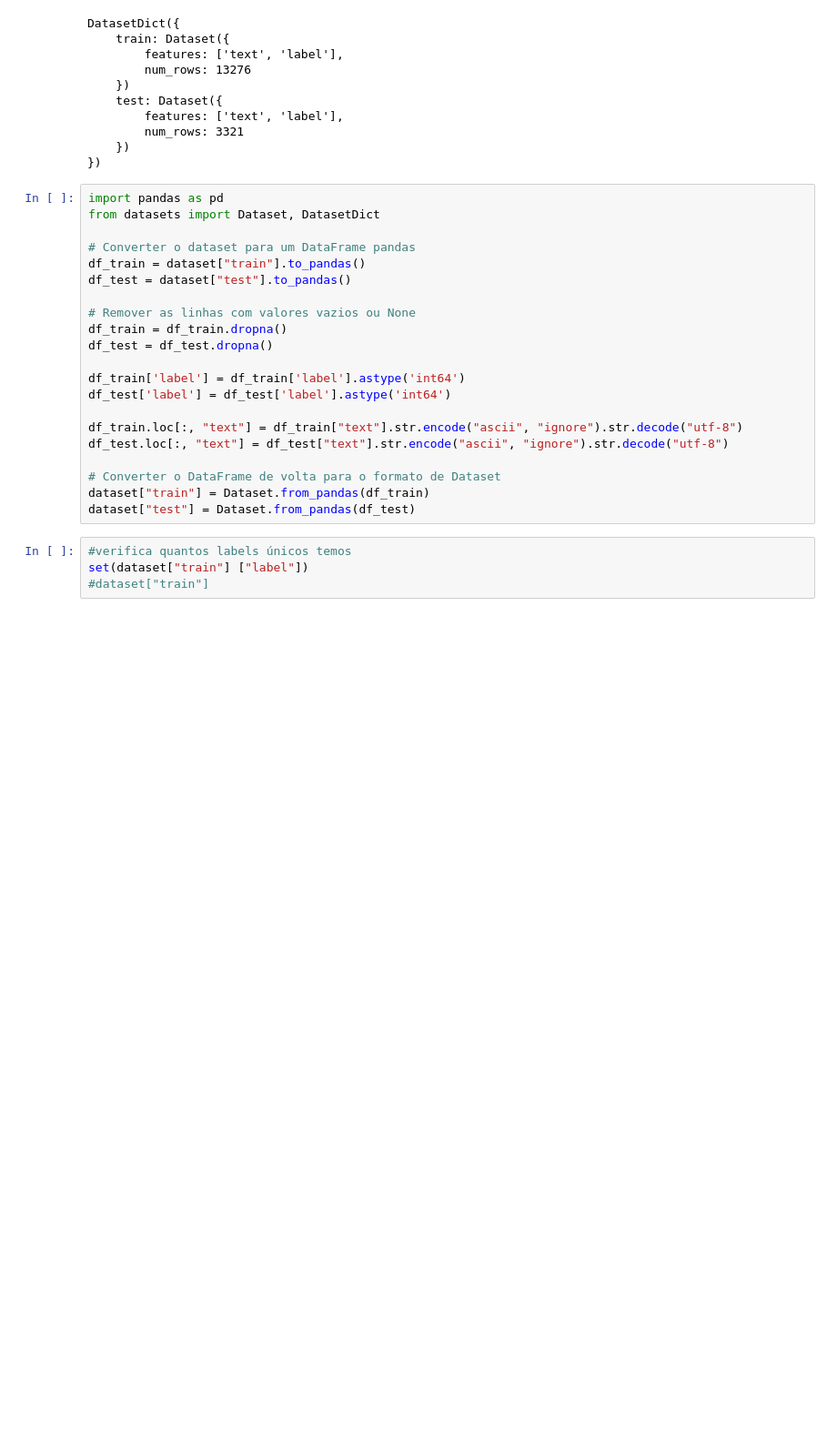
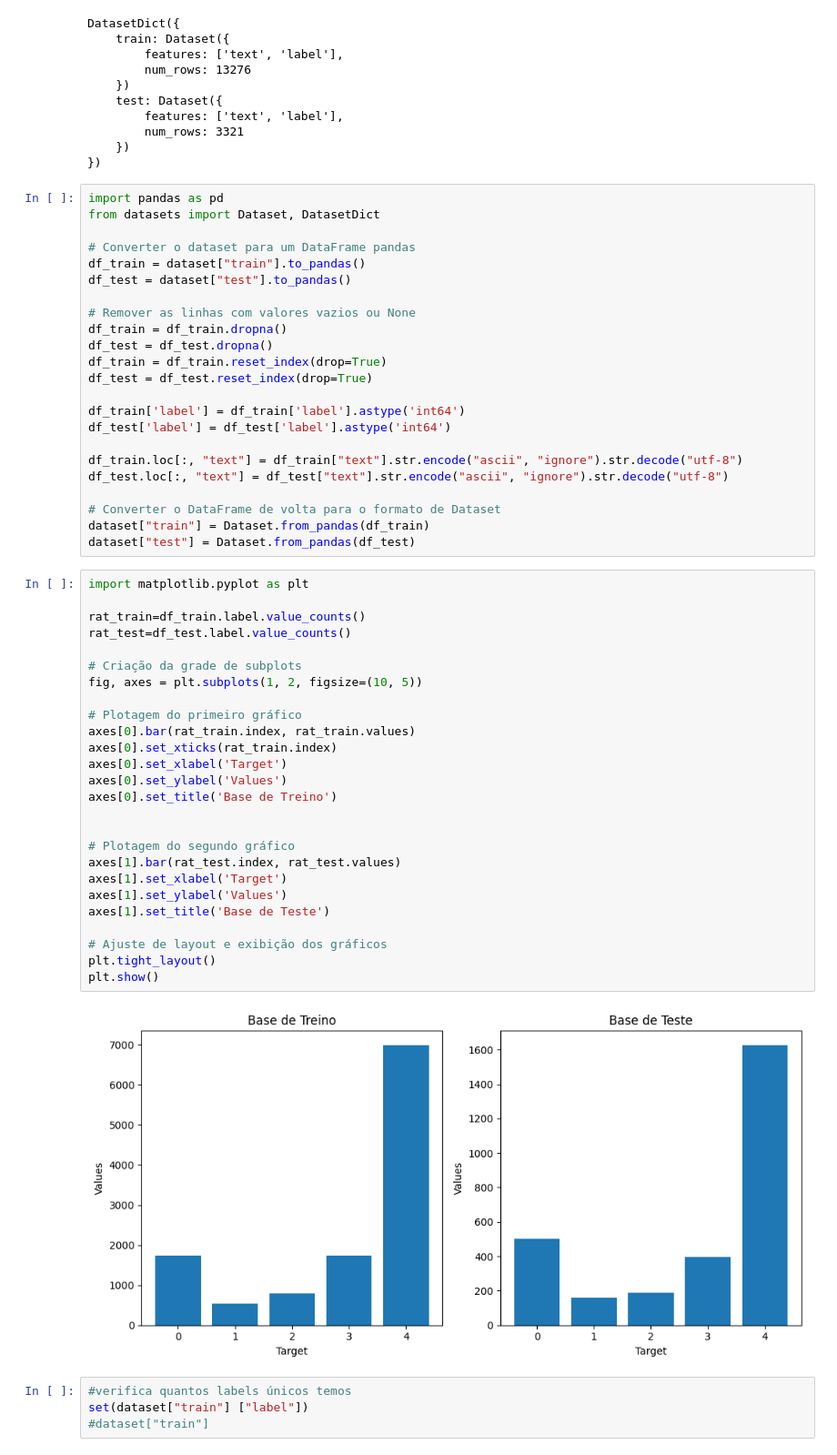
Before and after one commit to safreitas2000/ml-analytics-mvp, a Jupyter notebook: PNL_transformer_dataset_restaurante_v5.ipynb, the cells around one changed output. Shown at 91% size. Drawn from its saved outputs; the diff is of its cells as text; blank space fills up the shorter version.

```diff
--- a/PNL_transformer_dataset_restaurante_v5.ipynb
+++ b/PNL_transformer_dataset_restaurante_v5.ipynb
@@ -78,6 +75,8 @@ df_test = dataset["test"].to_pandas()
 # Remover as linhas com valores vazios ou None
 df_train = df_train.dropna()
 df_test = df_test.dropna()
+df_train = df_train.reset_index(drop=True)
+df_test = df_test.reset_index(drop=True)
 
 df_train['label'] = df_train['label'].astype('int64')
 df_test['label'] = df_test['label'].astype('int64')
@@ -88,6 +87,34 @@ df_test.loc[:, "text"] = df_test["text"].str.encode("ascii", "ignore").str.decod
 # Converter o DataFrame de volta para o formato de Dataset
 dataset["train"] = Dataset.from_pandas(df_train)
 dataset["test"] = Dataset.from_pandas(df_test)
+# %%
+import matplotlib.pyplot as plt
+
+rat_train=df_train.label.value_counts()
+rat_test=df_test.label.value_counts()
+
+# Criação da grade de subplots
+fig, axes = plt.subplots(1, 2, figsize=(10, 5))
+
+# Plotagem do primeiro gráfico
+axes[0].bar(rat_train.index, rat_train.values)
+axes[0].set_xticks(rat_train.index)
+axes[0].set_xlabel('Target')
+axes[0].set_ylabel('Values')
+axes[0].set_title('Base de Treino')
+
+
+# Plotagem do segundo gráfico
+axes[1].bar(rat_test.index, rat_test.values)
+axes[1].set_xlabel('Target')
+axes[1].set_ylabel('Values')
+axes[1].set_title('Base de Teste')
+
+# Ajuste de layout e exibição dos gráficos
+plt.tight_layout()
+plt.show()
+# %% [output]
+[figure, added]
 # %%
 #verifica quantos labels únicos temos
 set(dataset["train"] ["label"])
```
Also changed, not shown: parts of 2 cells of this notebook.
